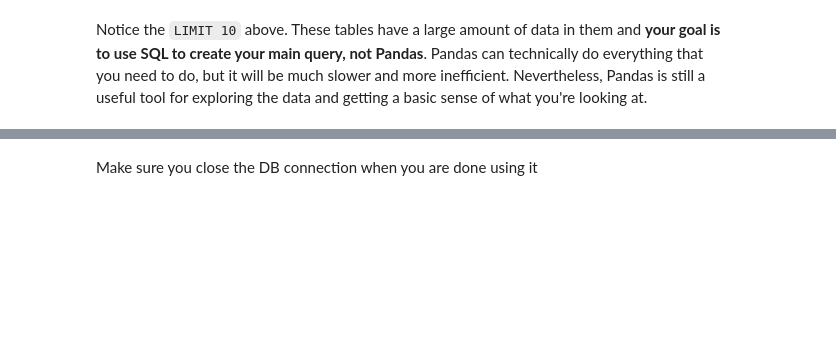
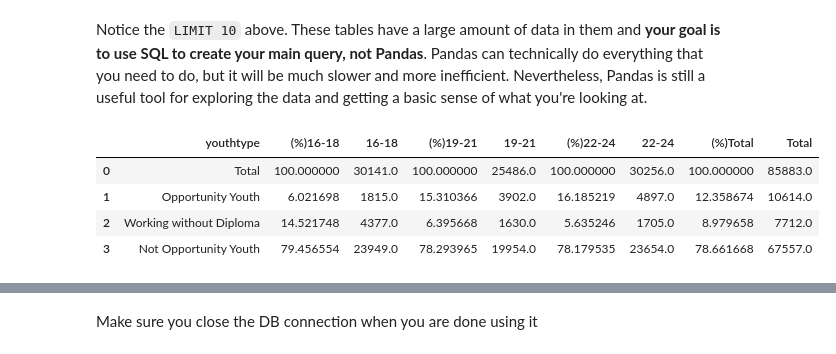
Before and after one commit to hmdev649/dsc-mod-1-project-seattle-ds, a Jupyter notebook: notebooks/exploratory/01_erh_download_and_explore_data.ipynb, the cells around one changed output, grey strips where cells are left out. Saved outputs shown, nothing was run; the diff lists cells and outputs as text; code cells hidden in the pictures; blank space fills up the shorter version.

```diff
--- a/notebooks/exploratory/01_erh_download_and_explore_data.ipynb
+++ b/notebooks/exploratory/01_erh_download_and_explore_data.ipynb
@@ -137,5 +157,13 @@ nd
 # %% [markdown]
 Notice the `LIMIT 10` above.  These tables have a large amount of data in them and **your goal is to use SQL to create your main query, not Pandas**.  Pandas can technically do everything that you need to do, but it will be much slower and more inefficient.  Nevertheless, Pandas is still a useful tool for exploring the data and getting a basic sense of what you're looking at.
+# %%
+pd.read_csv('total_youth_2017.csv')
+# %% [output]
+|  | youthtype | (%)16-18 | 16-18 | (%)19-21 | 19-21 | (%)22-24 | 22-24 | (%)Total | Total |
+| 0 | Total | 100.000000 | 30141.0 | 100.000000 | 25486.0 | 100.000000 | 30256.0 | 100.000000 | 85883.0 |
+| 1 | Opportunity Youth | 6.021698 | 1815.0 | 15.310366 | 3902.0 | 16.185219 | 4897.0 | 12.358674 | 10614.0 |
+| 2 | Working without Diploma | 14.521748 | 4377.0 | 6.395668 | 1630.0 | 5.635246 | 1705.0 | 8.979658 | 7712.0 |
+| 3 | Not Opportunity Youth | 79.456554 | 23949.0 | 78.293965 | 19954.0 | 78.179535 | 23654.0 | 78.661668 | 67557.0 |
 # %%
 df_oy =df[df['youthtype']=='Opportunity Youth']
 import numpy as np
```
Also changed, not shown: parts of 18 cells of this notebook, 5 other files.
